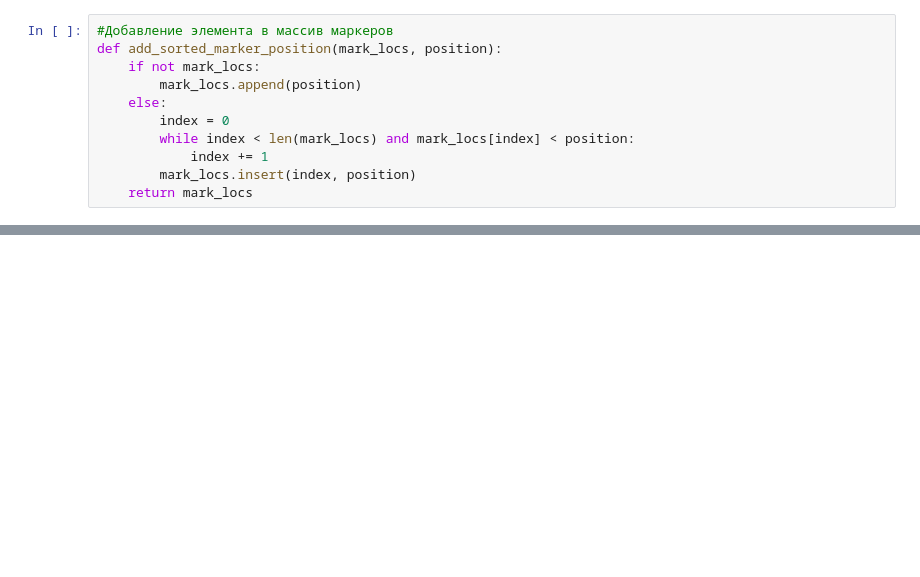
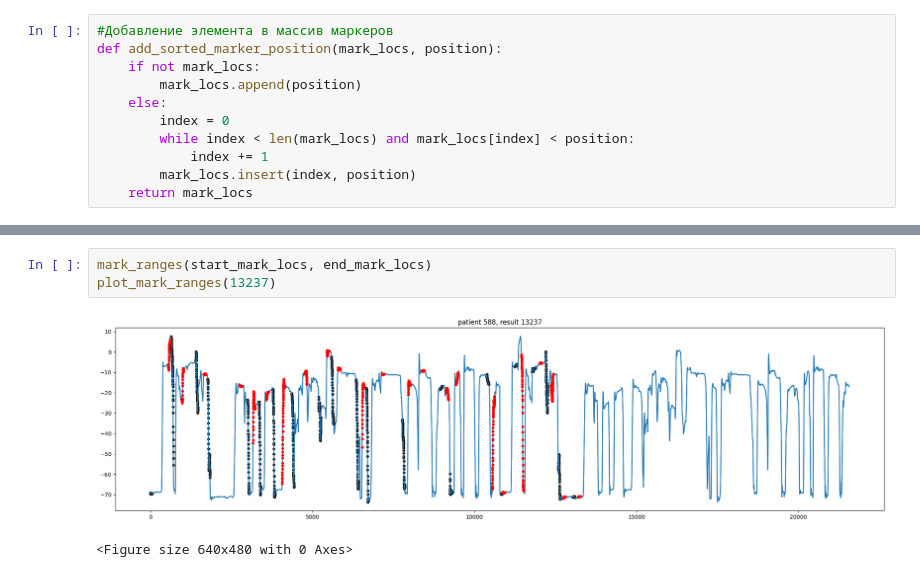
Before and after one commit to sensodevices/imu-gesture-recognition-notebook, a Jupyter notebook: data-prep.ipynb, the cells around one changed output, grey strips where cells are left out. Cells and saved outputs as stored; diff of their text form; blank space fills up the shorter version.

```diff
--- a/data-prep.ipynb
+++ b/data-prep.ipynb
@@ -475,0 +380,6 @@ plot_game_result(13238, 588)
+# %%
+mark_ranges(start_mark_locs, end_mark_locs)
+plot_mark_ranges(13237)
+# %% [output]
+[figure, added]
+<Figure size 640x480 with 0 Axes>
```
Also changed, not shown: parts of 26 cells of this notebook.
